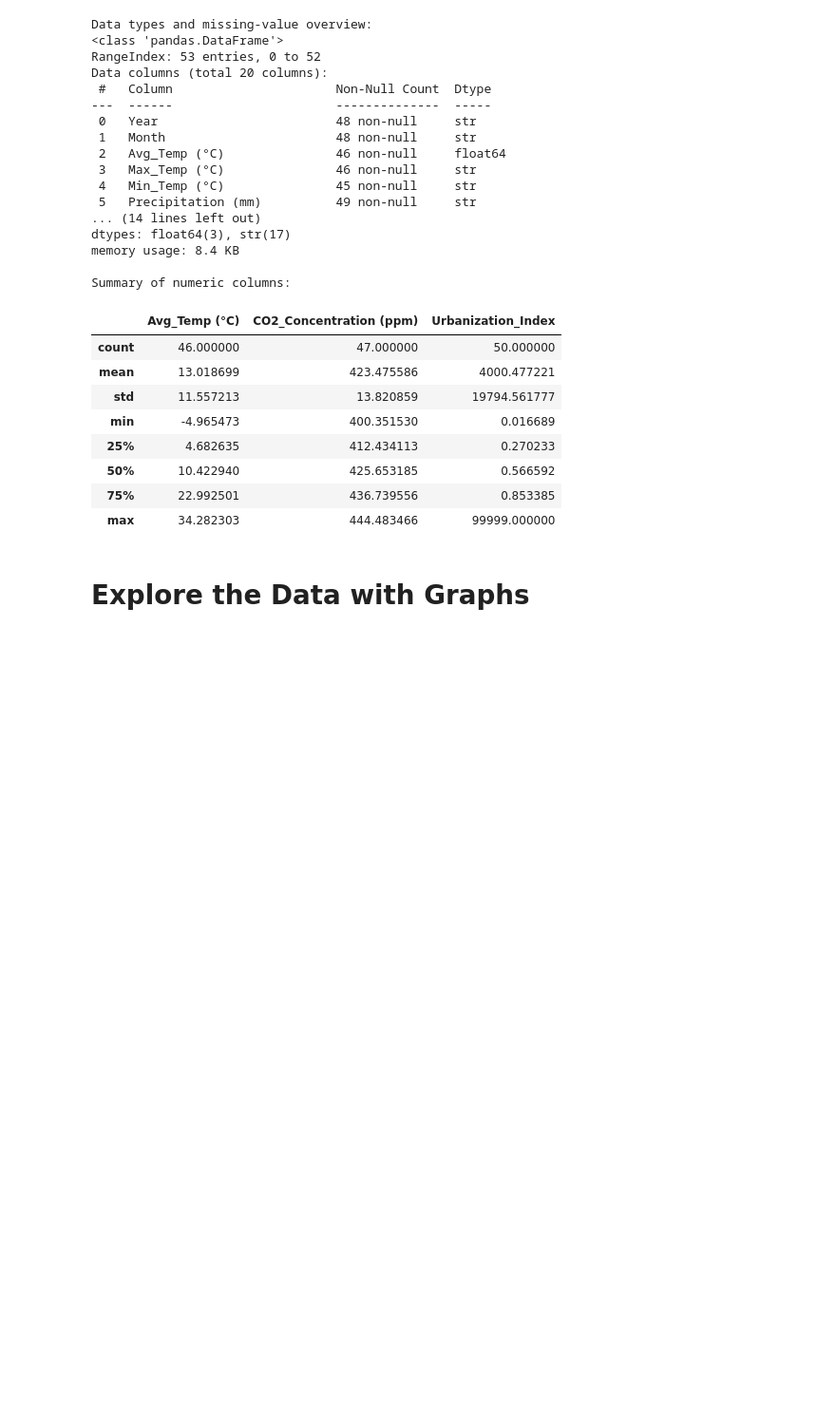
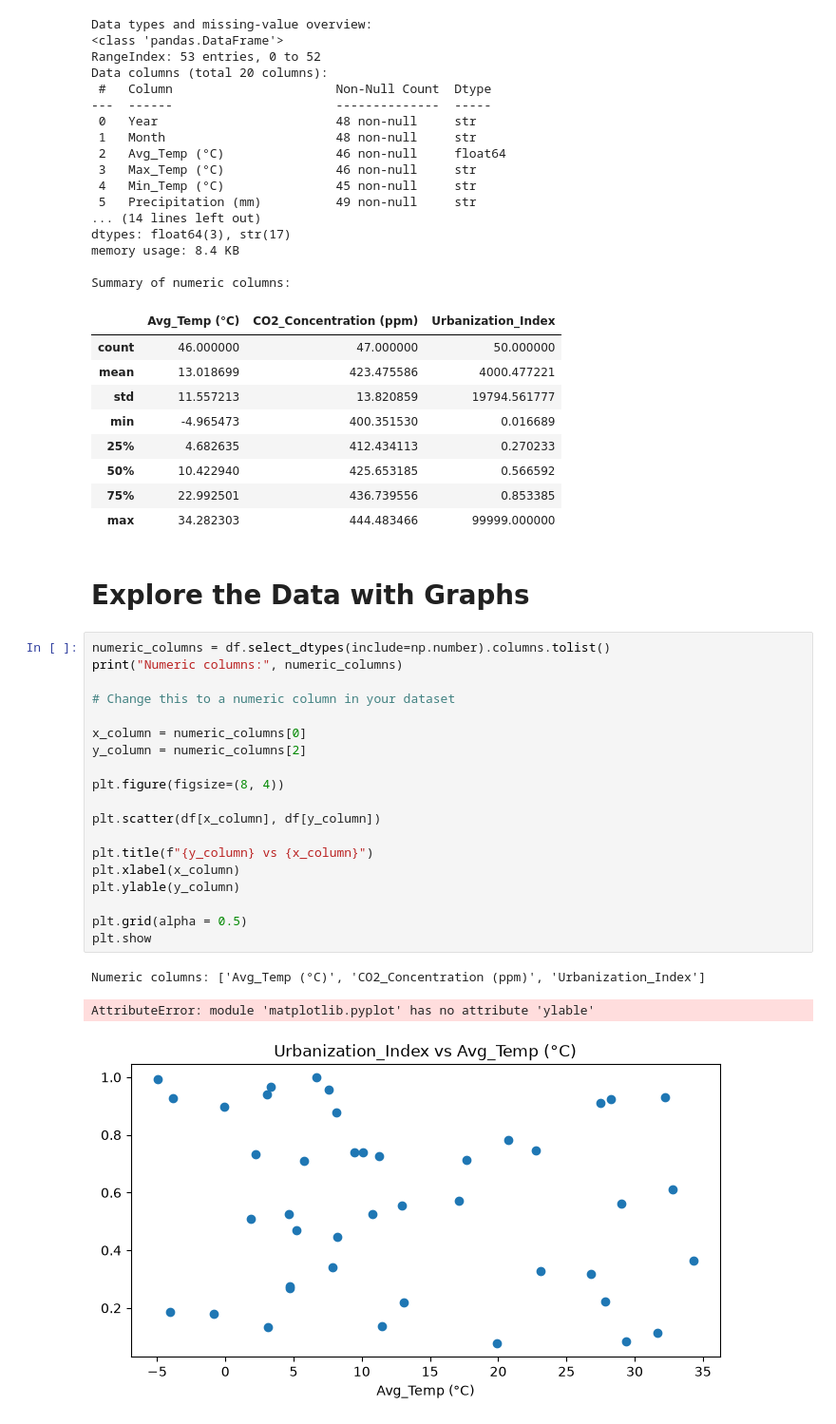
Before and after one commit to Nirbhay52/Linear_Regression_Mini_Project, a Jupyter notebook: linear_regression_code.ipynb, the cells around one changed output. Shown at 95% size. Cells and saved outputs as stored; diff of their text form; blank space fills up the shorter version.

```diff
--- a/linear_regression_code.ipynb
+++ b/linear_regression_code.ipynb
@@ -149,3 +149,26 @@ Summary of numeric columns:
 | max | 34.282303 | 444.483466 | 99999.000000 |
 # %% [markdown]
 # Explore the Data with Graphs
+# %%
+numeric_columns = df.select_dtypes(include=np.number).columns.tolist()
+print("Numeric columns:", numeric_columns)
+
+# Change this to a numeric column in your dataset
+
+x_column = numeric_columns[0]
+y_column = numeric_columns[2]
+
+plt.figure(figsize=(8, 4))
+
+plt.scatter(df[x_column], df[y_column])
+
+plt.title(f"{y_column} vs {x_column}")
+plt.xlabel(x_column)
+plt.ylable(y_column)
+
+plt.grid(alpha = 0.5)
+plt.show
+# %% [output]
+Numeric columns: ['Avg_Temp (°C)', 'CO2_Concentration (ppm)', 'Urbanization_Index']
+AttributeError: module 'matplotlib.pyplot' has no attribute 'ylable'
+[figure, added]
```
